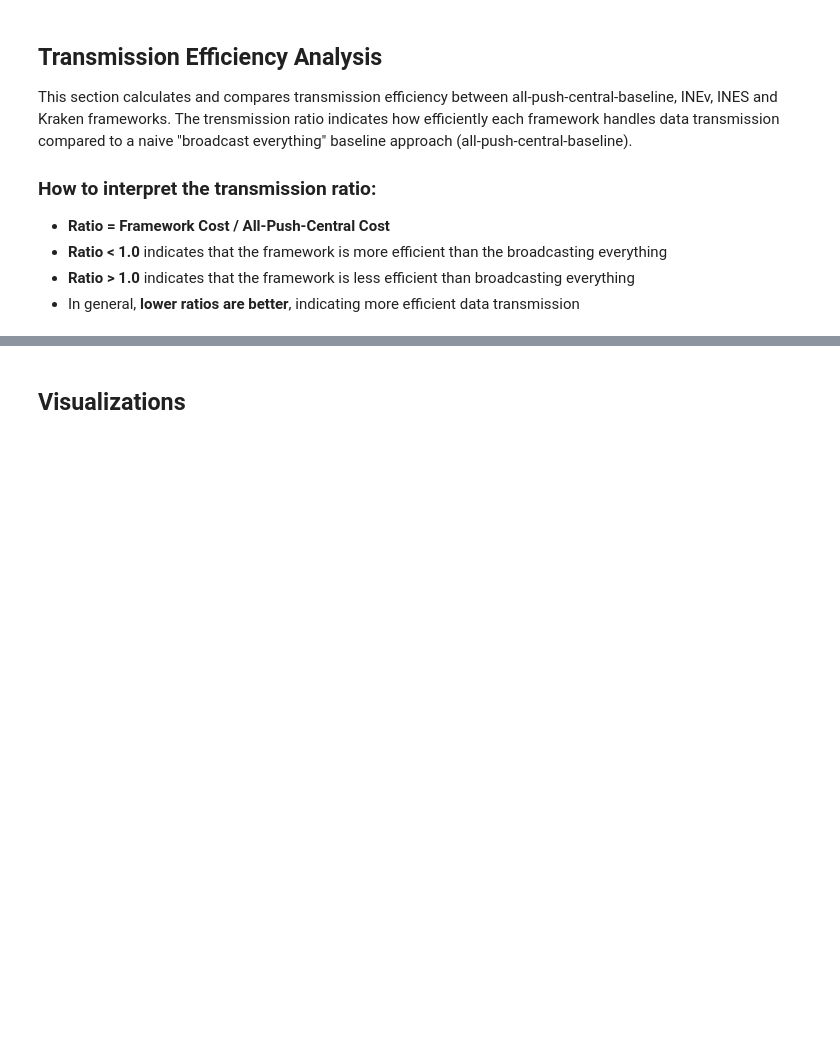
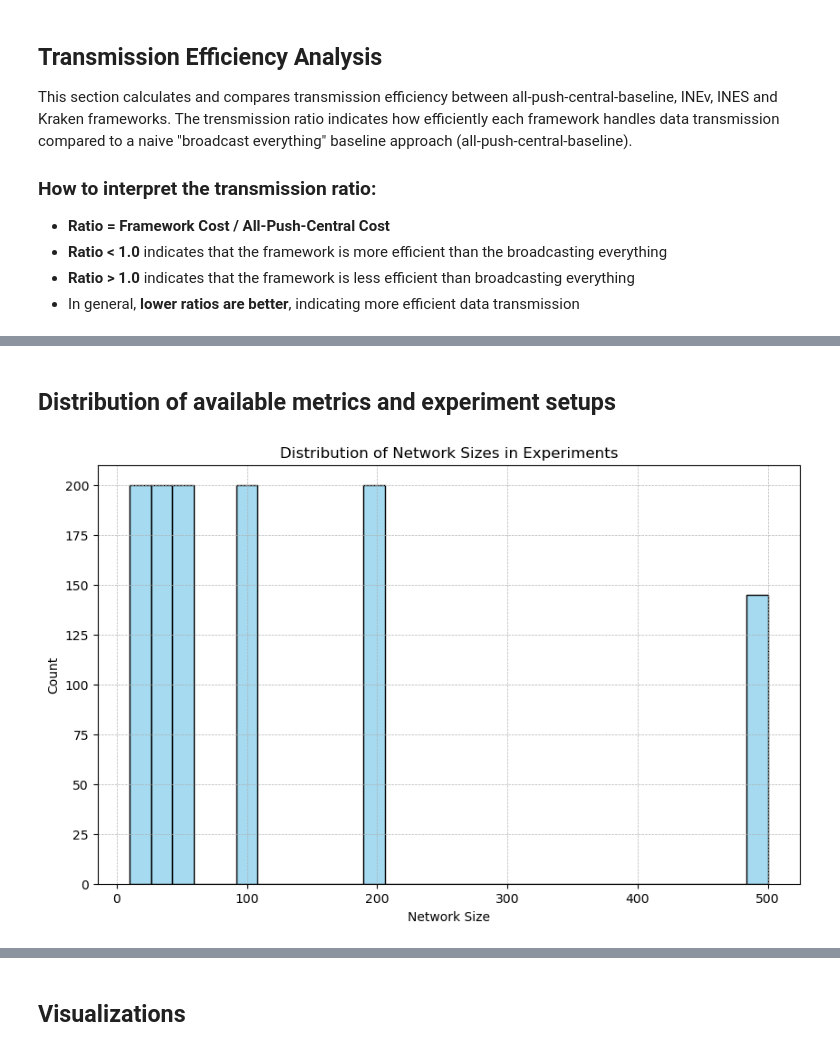
Before and after one commit to glueckf/kraken_analyzer, a Jupyter notebook: notebooks/01_overview.ipynb, the cells around one changed output, grey strips where cells are left out. Cells and saved outputs as stored; diff of their text form; code cells hidden in the pictures; blank space fills up the shorter version.

```diff
--- a/notebooks/01_overview.ipynb
+++ b/notebooks/01_overview.ipynb
@@ -219,0 +220,16 @@ if group_cols:
+# %% [markdown]
+## Distribution of available metrics and experiment setups
+# %%
+# Let's visualize the distribution of network sizes in the dataset
+if "network_size" in df.columns:
+    plt.figure(figsize=(10, 6))
+    sns.histplot(df["network_size"], bins=30, kde=False, color="skyblue")
+    plt.xlabel("Network Size")
+    plt.ylabel("Count")
+    plt.title("Distribution of Network Sizes in Experiments")
+    plt.grid(True, which="both", ls="--", linewidth=0.5)
+    plt.show()
+else:
+    print("Column 'network_size' not found.")
+# %% [output]
+[figure, added]
```
Also changed, not shown: parts of 17 cells of this notebook, 12 other files.
